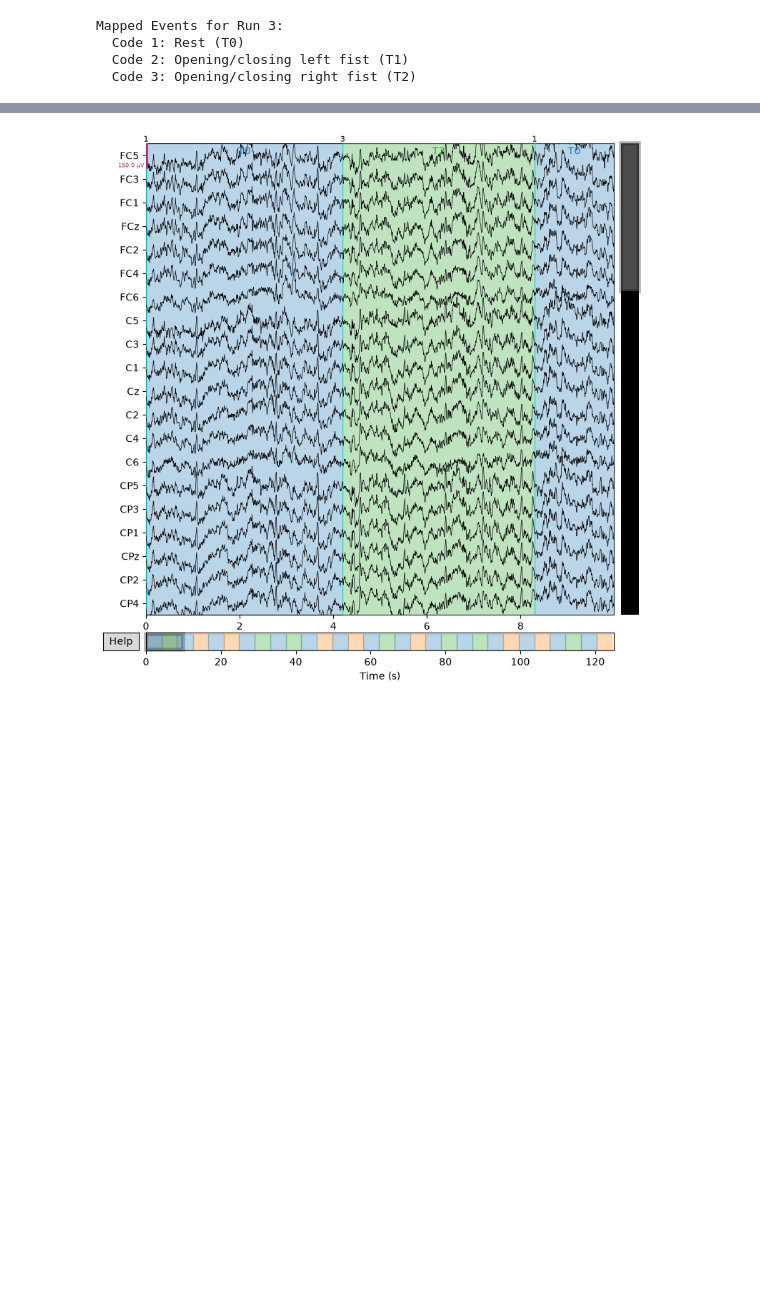
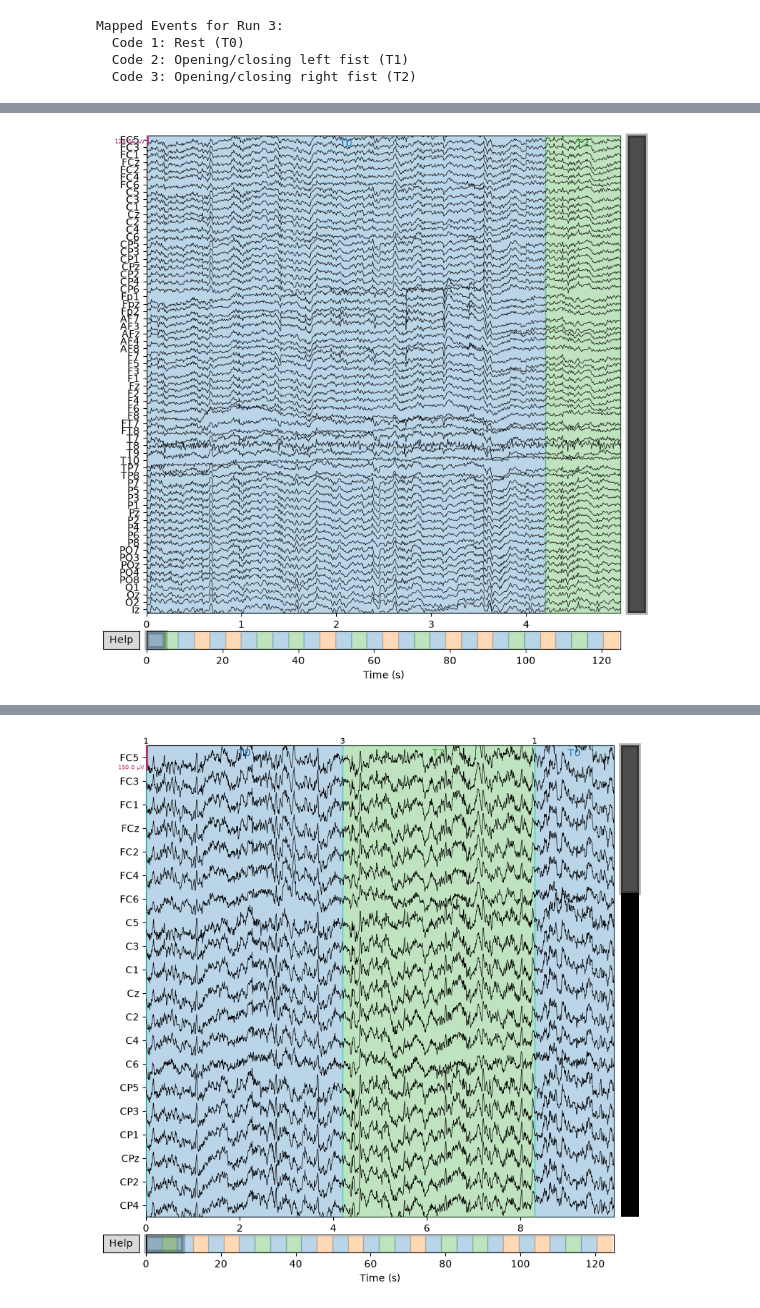
Before and after one commit to Alexvc23/Total-Perspective-Vortex, a Jupyter notebook: doc/test.ipynb, the cells around one changed output, grey strips where cells are left out. Saved outputs shown, nothing was run; the diff lists cells and outputs as text; code cells hidden in the pictures; blank space fills up the shorter version.

Commit message:
feature(channel input visualition over scalp)

```diff
--- a/doc/test.ipynb
+++ b/doc/test.ipynb
@@ -135,0 +185,4 @@ Mapped Events for Run 3:
+# %%
+# retreive the 3D EEG data for subject 1, run 4
+  # with the standard_1005 montage for better spatial representation
+raw_3d_ex = load_eeg_data(1, 4, base_path=BASE_DATA_PATH, montage_type="standard_1005")
@@ -135,0 +208,17 @@ Mapped Events for Run 3:
+# %%
+# Cell 4: Plotting the raw signals
+# We specify n_channels=64 to see everything at once.
+# duration=5.0 shows 5 seconds of data on the screen at a time.
+# scalings='auto' automatically adjusts the vertical scale so the waves don't overlap too much.
+
+fig_signals = raw_3d_ex.plot(
+    n_channels=64, # we show all 64 channels at once
+    duration=5.0, # it plots the first 5 seconds of data
+    scalings="auto",
+    title="Raw EEG Signals - All 64 Channels",
+)
+
+# Note: If you are using an interactive backend, you can use your arrow keys
+# to scroll left and right through the timeline!
+# %% [output]
+[figure, added]
```
Also changed, not shown: parts of 13 cells of this notebook, 1 other file.
